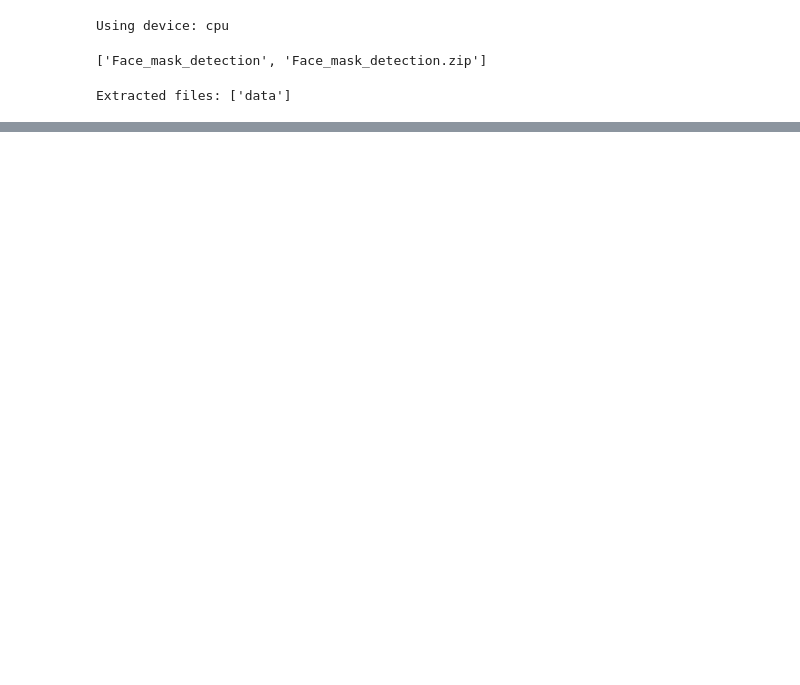
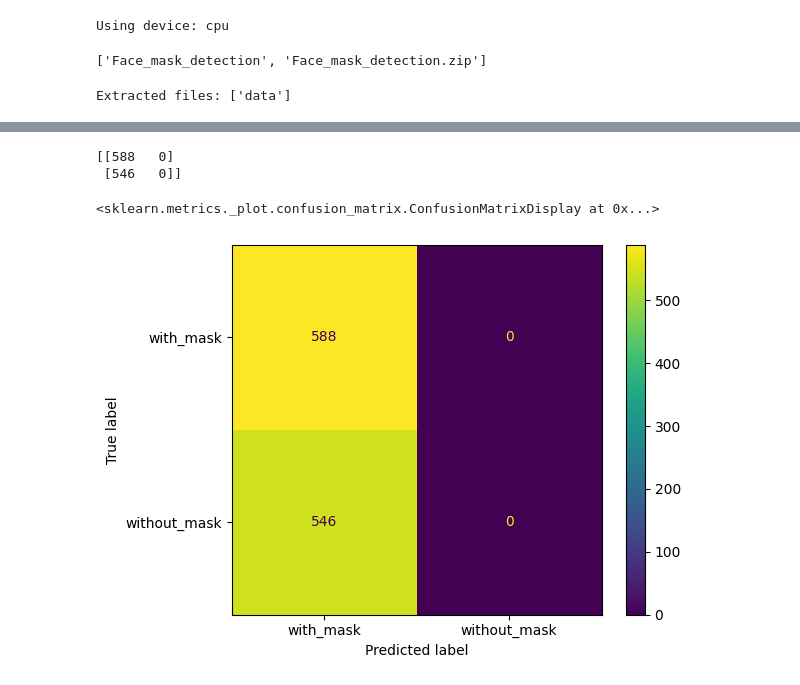
Before and after one commit to Mesterumit/Mask-detection_CNN, a Jupyter notebook: notebooks/mask_model.ipynb, the cells around one changed output, grey strips where cells are left out. Cells and saved outputs as stored; diff of their text form; code cells hidden in the pictures; blank space fills up the shorter version.

```diff
--- a/notebooks/mask_model.ipynb
+++ b/notebooks/mask_model.ipynb
@@ -49,9 +47,9 @@ print("Extracted files:", os.listdir(extract_dir))
 Extracted files: ['data']
 # %%
 # Hyperparameters
-bacth_size = 50
-learning_rate = 1e-3
-epoch = 30
+batch_size = 32
+learning_rate = 1e-4
+epoch = 15
 print_every = 5
 # %%
 #Data Loader
@@ -75,0 +80,9 @@ AttributeError: 'ImageFolder' object has no attribute 'head'
+# %%
+# creating training , validation and testing dataset
+
+n_total = len(dataset)
+n_train = int(0.7 * n_total)
+n_val   = int(0.15 * n_total)
+n_test  = n_total - n_train - n_val
+
+train_ds, val_ds, test_ds = random_split(dataset, [n_train, n_val, n_test])
@@ -75,0 +214,36 @@ AttributeError: 'ImageFolder' object has no attribute 'head'
+# %%
+
+from  sklearn.metrics import confusion_matrix, ConfusionMatrixDisplay
+
+from sklearn.metrics import confusion_matrix
+
+model.eval()
+y_true = []
+y_pred = []
+
+with torch.no_grad():
+    for images, labels in test_loader:
+        images = images.to(device)
+        outputs = model(images)
+
+        # CrossEntropyLoss outputs 2 raw numbers (logits)
+        # We need the index of the highest number
+        _, predicted = torch.max(outputs, 1)
+
+        y_true.extend(labels.cpu().numpy())
+        y_pred.extend(predicted.cpu().numpy())
+
+cm = confusion_matrix(y_true, y_pred)
+print(cm)
+disp = ConfusionMatrixDisplay(confusion_matrix=cm,
+                              display_labels=dataset.classes_to_idx)
+disp.plot()
+
+# Sometimes, ImageFolder assigns labels alphabetically. If "Mask" is folder 0 and "No Mask" is folder 1, but your logic assumes the opposite,
+# the confusion matrix will look like it's failing or swapped.
+# The fix: Print dataset.class_to_idx to be 100% sure what 0 and 1 represent
+# %% [output]
+[[588   0]
+ [546   0]]
+<sklearn.metrics._plot.confusion_matrix.ConfusionMatrixDisplay at 0x...>
+[figure, added]
```
Also changed, not shown: parts of 14 cells of this notebook, 3 other files.
